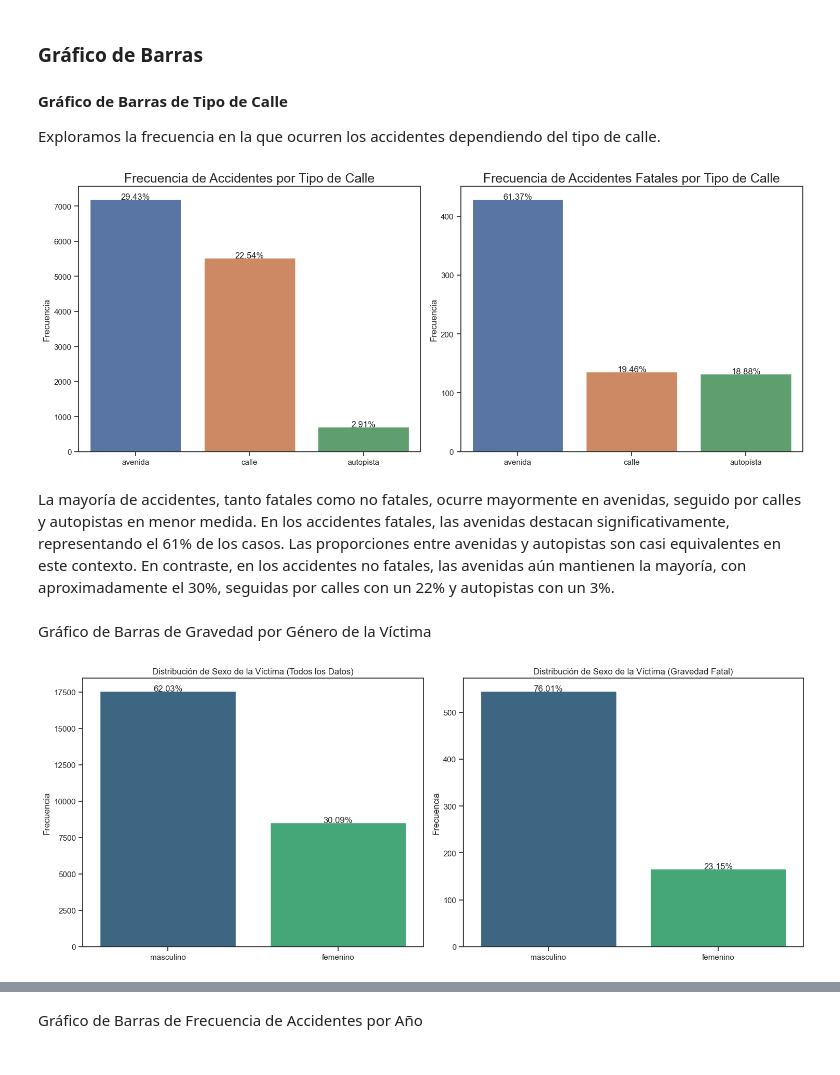
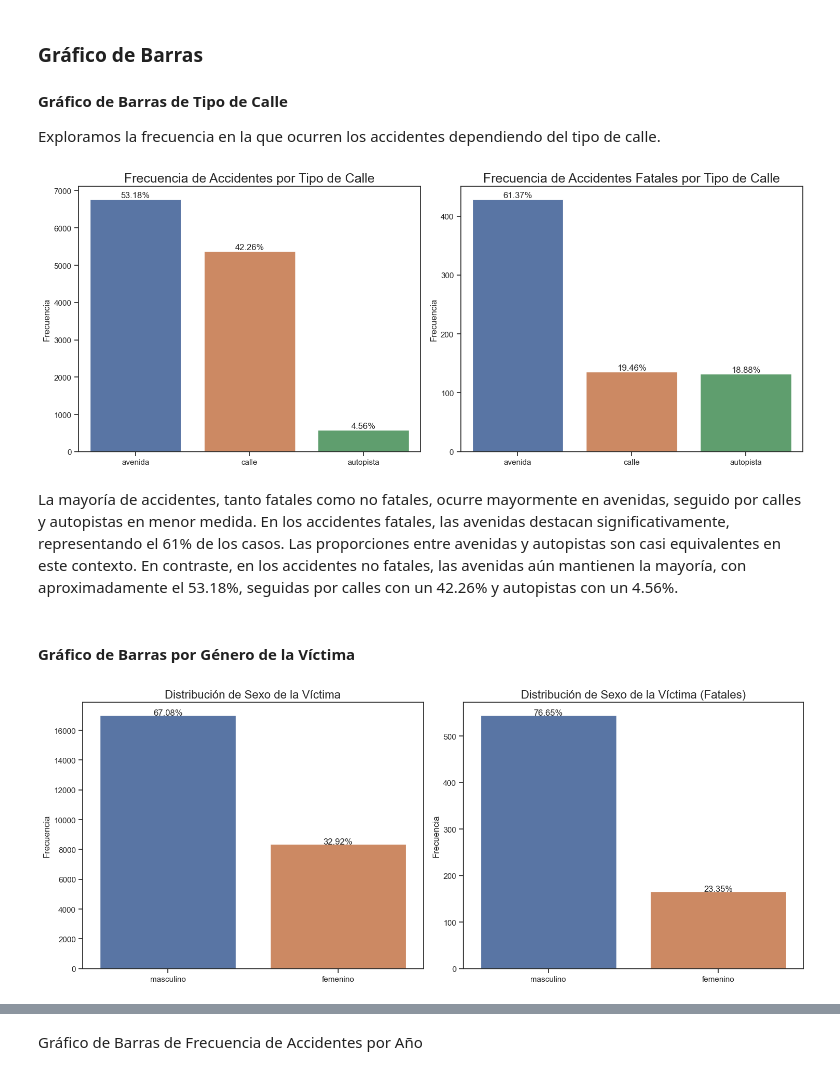
Before and after one commit to KGSanchezM/Siniestros-Viales, a Jupyter notebook: Notebooks/EDA.ipynb, the cells around one changed output, grey strips where cells are left out. Saved outputs shown, nothing was run; the diff lists cells and outputs as text; code cells hidden in the pictures.

```diff
--- a/Notebooks/EDA.ipynb
+++ b/Notebooks/EDA.ipynb
@@ -329,28 +329,28 @@ sns.set(style="ticks")
 # Crear subgráficos
 fig, axs = plt.subplots(1, 2, figsize=(15, 6))
 
-# Gráfico de barras para todos los accidentes, ordenado de mayor a menor
-sns.countplot(x='tipo_calle', data=hechos, ax=axs[0], order=hechos['tipo_calle'].value_counts().index)
-axs[0].set_title('Frecuencia de Accidentes por Tipo de Calle',fontsize=18)
+# Gráfico de barras para los accidentes no fatal, ordenado de mayor a menor
+sns.countplot(x='tipo_calle', data=hechos[hechos['gravedad'] != 'fatal'], order=hechos['tipo_calle'].value_counts().index, ax=axs[0])
+axs[0].set_title('Frecuencia de Accidentes por Tipo de Calle', fontsize=18)
 axs[0].set_xlabel('')
 axs[0].set_ylabel('Frecuencia')
 
 # Agregar etiquetas de porcentaje en cada barra en el primer gráfico
-total_todos = len(hechos)
+total_todos = len(hechos[hechos['gravedad'] != 'fatal'].dropna(subset=['tipo_calle']))
 for p in axs[0].patches:
     height = p.get_height()
-    axs[0].text(p.get_x() + p.get_width() / 2., height + 0.1, f'{height/total_todos:.2%}', ha="center")
+    axs[0].text(p.get_x() + p.get_width() / 2., height + 0.01, f'{height/total_todos:.2%}', ha="center", va="bottom", fontsize=12)  # Aumentar el tamaño de la fuente
 
-# Filtrar por gravedad fatal y crear gráfico de barras, ordenado de mayor a menor
-sns.countplot(x='tipo_calle', data=hechos[hechos['gravedad'] == 'fatal'], ax=axs[1], order=hechos['tipo_calle'].value_counts().index)
+# Gráfico de barras filtrando por gravedad fatal y ordenado de mayor a menor
+sns.countplot(x='tipo_calle', data=hechos[hechos['gravedad'] == 'fatal'], order=hechos['tipo_calle'].value_counts().index, ax=axs[1])
 
 # Agregar etiquetas de porcentaje en cada barra en el segundo gráfico
 total_fatal = len(hechos[hechos['gravedad'] == 'fatal'])
 for p in axs[1].patches:
     height = p.get_height()
-    axs[1].text(p.get_x() + p.get_width() / 2., height + 0.1, f'{height/total_fatal:.2%}', ha="center")
+    axs[1].text(p.get_x() + p.get_width() / 2., height + 0.01, f'{height/total_fatal:.2%}', ha="center", va="bottom", fontsize=12)  # Aumentar el tamaño de la fuente
 
-axs[1].set_title('Frecuencia de Accidentes Fatales por Tipo de Calle',fontsize=18)
+axs[1].set_title('Frecuencia de Accidentes Fatales por Tipo de Calle', fontsize=18)
 axs[1].set_xlabel('')
 axs[1].set_ylabel('Frecuencia')
 
@@ -358,44 +358,44 @@ axs[1].set_ylabel('Frecuencia')
 plt.tight_layout()
 plt.show()
 # %% [output]
-[figure, old version]
+[figure, new version]
 # %% [markdown]
-La mayoría de accidentes, tanto fatales como no fatales, ocurre mayormente en avenidas, seguido por calles y autopistas en menor medida. En los accidentes fatales, las avenidas destacan significativamente, representando el 61% de los casos. Las proporciones entre avenidas y autopistas son casi equivalentes en este contexto. En contraste, en los accidentes no fatales, las avenidas aún mantienen la mayoría, con aproximadamente el 30%, seguidas por calles con un 22% y autopistas con un 3%.
+La mayoría de accidentes, tanto fatales como no fatales, ocurre mayormente en avenidas, seguido por calles y autopistas en menor medida. En los accidentes fatales, las avenidas destacan significativamente, representando el 61% de los casos. Las proporciones entre avenidas y autopistas son casi equivalentes en este contexto. En contraste, en los accidentes no fatales, las avenidas aún mantienen la mayoría, con aproximadamente el 53.18%, seguidas por calles con un 42.26% y autopistas con un 4.56%.
 # %% [markdown]
-Gráfico de Barras de Gravedad por Género de la Víctima
+#### Gráfico de Barras por Género de la Víctima
 # %%
 # Configurar estilo
 sns.set(style="ticks")
 
 # Crear subgráficos
 fig, axs = plt.subplots(1, 2, figsize=(15, 6))
 
 # Subplot para todos los datos
-sns.countplot(x='sexo_victima', data=victimas, palette='viridis', ax=axs[0])
-axs[0].set_title('Distribución de Sexo de la Víctima (Todos los Datos)')
+sns.countplot(x='sexo_victima', data= victimas[victimas['gravedad'] != 'fatal'].dropna(subset=['sexo_victima']), ax=axs[0])
+axs[0].set_title('Distribución de Sexo de la Víctima',fontsize=16)
 axs[0].set_xlabel('')
 axs[0].set_ylabel('Frecuencia')
 
 # Agregar etiquetas de porcentaje en cada barra (primer subplot)
-total_data = len(victimas)
+total_data = len(victimas[victimas['gravedad'] != 'fatal'].dropna(subset=['sexo_victima']))
 for p in axs[0].patches:
     height = p.get_height()
     axs[0].text(p.get_x() + p.get_width() / 2., height + 0.1, f'{height/total_data:.2%}', ha="center")
 
 # Subplot solo para datos de gravedad fatal
-sns.countplot(x='sexo_victima', data=victimas[victimas['gravedad'] == 'fatal'], palette='viridis', ax=axs[1])
-axs[1].set_title('Distribución de Sexo de la Víctima (Gravedad Fatal)')
+sns.countplot(x='sexo_victima', data=victimas[victimas['gravedad'] == 'fatal'].dropna(subset=['sexo_victima']), ax=axs[1])
+axs[1].set_title('Distribución de Sexo de la Víctima (Fatales)',fontsize= 16)
 axs[1].set_xlabel('')
 axs[1].set_ylabel('Frecuencia')
 
 # Agregar etiquetas de porcentaje en cada barra (segundo subplot)
-total_fatal = len(victimas[victimas['gravedad'] == 'fatal'])
+total_fatal = len(victimas[victimas['gravedad'] == 'fatal'].dropna(subset=['sexo_victima']))
 for p in axs[1].patches:
     height = p.get_height()
     axs[1].text(p.get_x() + p.get_width() / 2., height + 0.1, f'{height/total_fatal:.2%}', ha="center")
 
 # Ajustar el diseño y mostrar el gráfico
 plt.tight_layout()
 plt.show()
 # %% [output]
-[figure, old version]
+[figure, new version]
```
Also changed, not shown: parts of 11 cells of this notebook, 2 other files.
